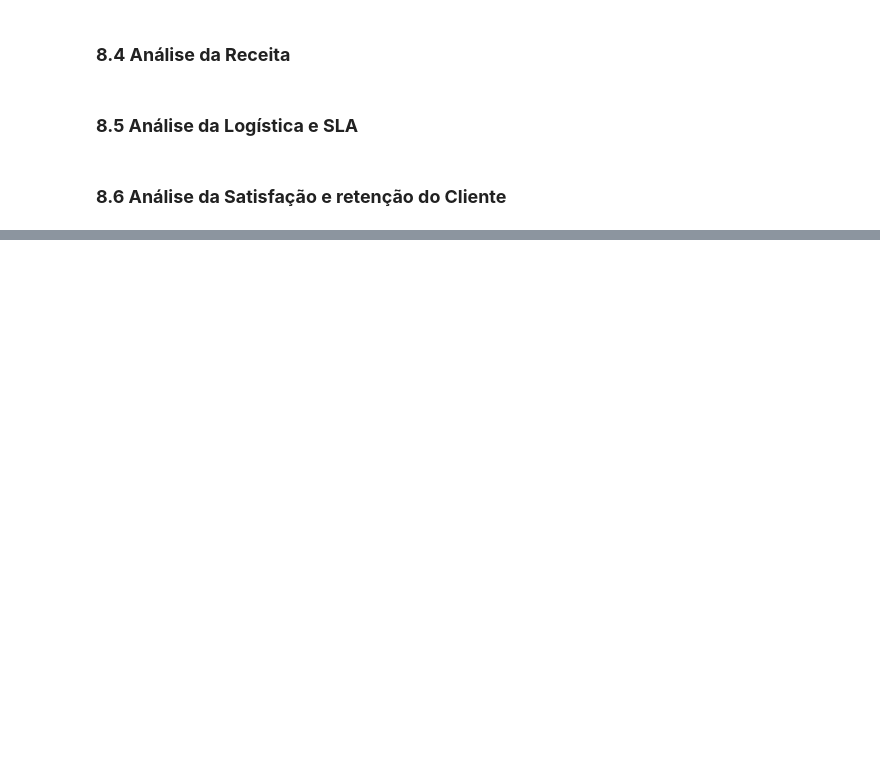
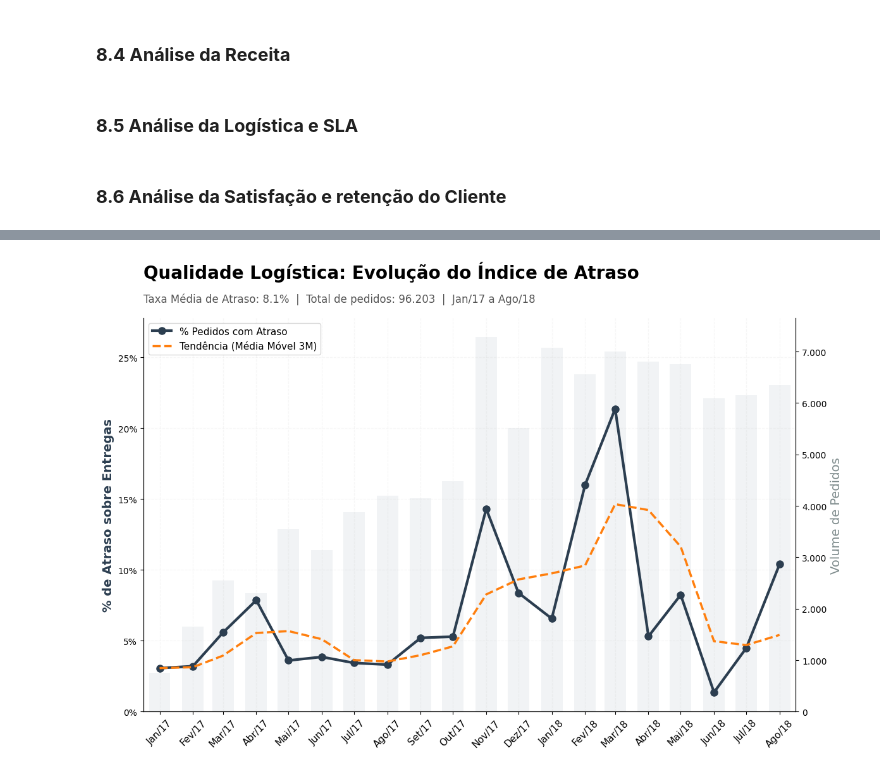
Before and after one commit to evellynjardini/Data-Analytics---Grupo-24, a Jupyter notebook: 1 - Projeto-Olist-KPIs/notebooks/Tech_Challenge_Grupo24_.ipynb, the cells around one changed output, grey strips where cells are left out. Saved outputs shown, nothing was run; the diff lists cells and outputs as text; code cells hidden in the pictures; blank space fills up the shorter version.

```diff
--- a/1 - Projeto-Olist-KPIs/notebooks/Tech_Challenge_Grupo24_.ipynb
+++ b/1 - Projeto-Olist-KPIs/notebooks/Tech_Challenge_Grupo24_.ipynb
@@ -2708,7 +2874,6 @@ plt.show()
 # --- 1. PREPARAÇÃO E FILTRO ---
 df_plot = df_kpi5.copy()
 
-# Garantimos que o eixo X entenda as datas
 if pd.api.types.is_period_dtype(df_plot['ano_mes']):
     df_plot['ano_mes'] = df_plot['ano_mes'].dt.to_timestamp()
 else:
@@ -2716,80 +2881,91 @@ else:
 
 df_plot = df_plot.sort_values('ano_mes')
 
-# FILTRO: Período Maduro (Jan/17 a Ago/18)
-df_clean = df_plot[(df_plot['ano_mes'] >= '2017-01-01') & (df_plot['ano_mes'] <= '2018-08-01')].copy()
+df_clean = df_plot[(df_plot['ano_mes'] >= '2017-01-01') &
+                   (df_plot['ano_mes'] <= '2018-08-01')].copy()
 
-# Cálculo da Tendência (Média Móvel de 3 meses para suavizar ruídos)
+# --- 2. FORMATAÇÃO DO EIXO X (PT-BR) ---
+df_clean['ano_mes_str'] = df_clean['ano_mes'].dt.strftime('%b/%y')
+
+df_clean['ano_mes_str'] = df_clean['ano_mes_str'].replace({
+    'Jan': 'Jan', 'Feb': 'Fev', 'Mar': 'Mar', 'Apr': 'Abr',
+    'May': 'Mai', 'Jun': 'Jun', 'Jul': 'Jul', 'Aug': 'Ago',
+    'Sep': 'Set', 'Oct': 'Out', 'Nov': 'Nov', 'Dec': 'Dez'
+}, regex=True)
+
+# --- 3. CÁLCULOS ---
 df_clean['tendencia_atraso_3m'] = df_clean['pct_atraso'].rolling(3, min_periods=1).mean()
 
-# Variáveis para o subtítulo
 total_pedidos_analisados = df_clean['total_pedidos'].sum()
 media_atraso_periodo = (df_clean['pedidos_atrasados'].sum() / total_pedidos_analisados) * 100
+total_pedidos_formatado = f"{total_pedidos_analisados:,.0f}".replace(",", ".")
 
-# --- 2. CONFIGURAÇÃO DO GRÁFICO ---
+# --- 4. GRÁFICO ---
 fig, ax1 = plt.subplots(figsize=(12, 8))
 ax2 = ax1.twinx()
 
-# Blindagem de sobreposição (Barras atrás, Linha na frente)
+# Camadas (linha na frente)
 ax1.set_zorder(ax2.get_zorder() + 1)
 ax1.patch.set_visible(False)
 
-# Volume de Pedidos (Barras ao fundo) - AX2
+# Volume (fundo)
 ax2.bar(df_clean['ano_mes'], df_clean['total_pedidos'],
-        width=20, color='#d1d8e0', alpha=0.3, zorder=1, label='Volume de Pedidos')
+        width=20, color='#d1d8e0', alpha=0.3, zorder=1)
 
-# --- 3. PLOTAGEM DA TAXA DE ATRASO ---
-# % Atraso Mensal (Azul Oxford para manter o padrão métrica principal)
+# Linha principal
 ax1.plot(df_clean['ano_mes'], df_clean['pct_atraso'],
          marker='o', markersize=8, color='#2c3e50', linewidth=3,
-         label='% Pedidos com Atraso', zorder=5)
+         label='% Pedidos com Atraso')
 
-# Tendência de Atraso (Laranja - Padrão de tendência)
+# Tendência
 ax1.plot(df_clean['ano_mes'], df_clean['tendencia_atraso_3m'],
          linestyle='--', color='#ff7f0e', linewidth=2.5,
-         label='Tendência (Média Móvel 3M)', zorder=6)
+         label='Tendência (Média Móvel 3M)')
 
-# --- 4. TÍTULO E SUBTÍTULO ---
+# --- 5. TÍTULO E SUBTÍTULO ---
 ax1.set_title('Qualidade Logística: Evolução do Índice de Atraso',
               fontsize=20, weight='bold', loc='left', pad=45)
 
-total_pedidos_formatado = f"{total_pedidos_analisados:,.0f}".replace(",", ".")
 subtitulo = (f"Taxa Média de Atraso: {media_atraso_periodo:.1f}%  |  "
              f"Total de pedidos: {total_pedidos_formatado}  |  Jan/17 a Ago/18")
 
 ax1.text(x=0, y=1.04, s=subtitulo, fontsize=12, color='#555555',
          transform=ax1.transAxes, ha='left')
 
-# --- 5. AJUSTES DOS EIXOS ---
+# --- 6. AJUSTES ---
+ax1.set_ylabel('% de Atraso sobre Entregas', fontsize=14, color='#2c3e50', weight='bold')
 ax1.yaxis.set_major_formatter(ticker.PercentFormatter(decimals=0))
-ax1.tick_params(axis='y', labelcolor='black', labelsize=11)
-ax1.set_ylabel('% de Atraso sobre Entregas', fontsize=14, color='#2c3e50', weight='bold')
-
-# Ajustamos o limite superior para não encostar no título e dar respiro
 ax1.set_ylim(0, max(df_clean['pct_atraso']) * 1.3)
 
-# Eixo secundário formatado com ponto decimal brasileiro
-ax2.get_yaxis().set_major_formatter(ticker.FuncFormatter(lambda x, p: format(int(x), ',').replace(',', '.')))
-ax2.tick_params(axis='y', labelcolor='black', labelsize=11)
+# Eixo secundário
+ax2.get_yaxis().set_major_formatter(
+    ticker.FuncFormatter(lambda x, p: format(int(x), ',').replace(',', '.'))
+)
 ax2.set_ylabel('Volume de Pedidos', fontsize=14, color='#7f8c8d')
 
-# Ajuste do limite X para centralizar os meses
+# --- EIXO X PADRONIZADO ---
+step = 1  # use 2 para apresentação
+ax1.set_xticks(df_clean['ano_mes'][::step])
+ax1.set_xticklabels(df_clean['ano_mes_str'][::step], rotation=45, fontsize=11)
+
 ax1.set_xlim(df_clean['ano_mes'].min() - pd.Timedelta(days=15),
-            df_clean['ano_mes'].max() + pd.Timedelta(days=15))
-plt.xticks(rotation=45, fontsize=11, color='black')
+             df_clean['ano_mes'].max() + pd.Timedelta(days=15))
 
+# Estética
 ax1.spines['top'].set_visible(False)
 ax2.spines['top'].set_visible(False)
-ax1.grid(True, alpha=0.1, linestyle='--', zorder=0)
+ax1.grid(True, alpha=0.1, linestyle='--')
 
-# --- 6. LEGENDA (Posicionada à esquerda para não conflitar com os dados de 2018) ---
-ax1.legend(loc='upper left', bbox_to_anchor=(0.02, 0.98),
-            frameon=True, facecolor='white', edgecolor='lightgray',
-            framealpha=0.9, fontsize=11)
+# Legenda
+ax1.legend(loc='upper left',
+           frameon=True, facecolor='white', edgecolor='lightgray',
+           framealpha=0.9, fontsize=11)
 
 plt.tight_layout()
 plt.savefig('kpi5_atraso_consolidado.png', dpi=300, bbox_inches='tight')
 plt.show()
+# %% [output]
+[figure, added]
 # %%
 # --- Exportação da Base Consolidada ---
 
```
Also changed, not shown: parts of 16 cells of this notebook.
